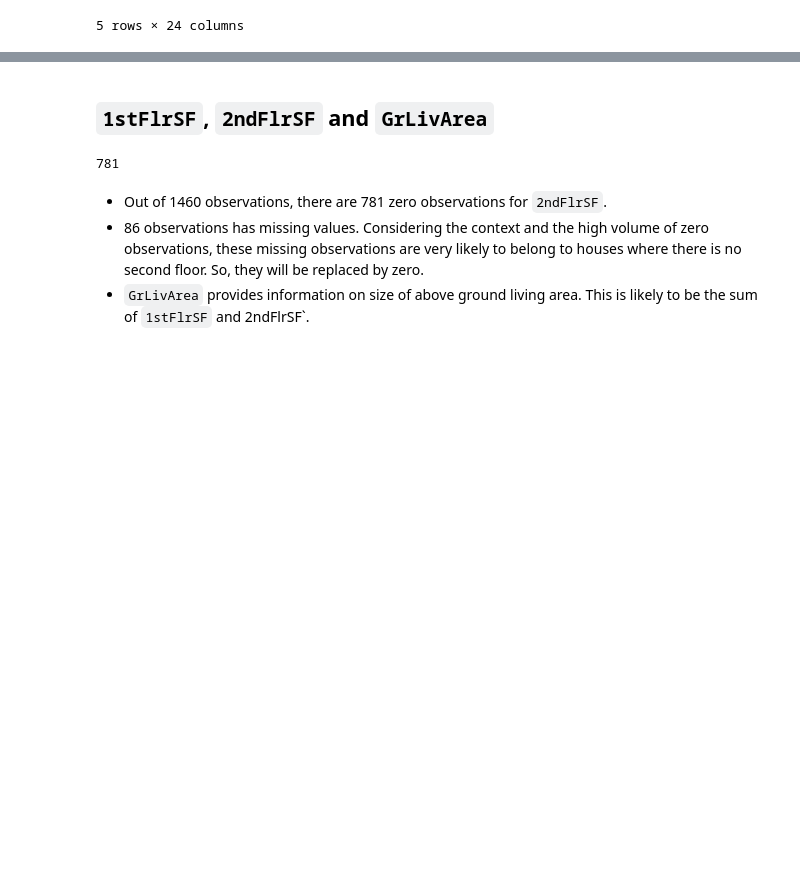
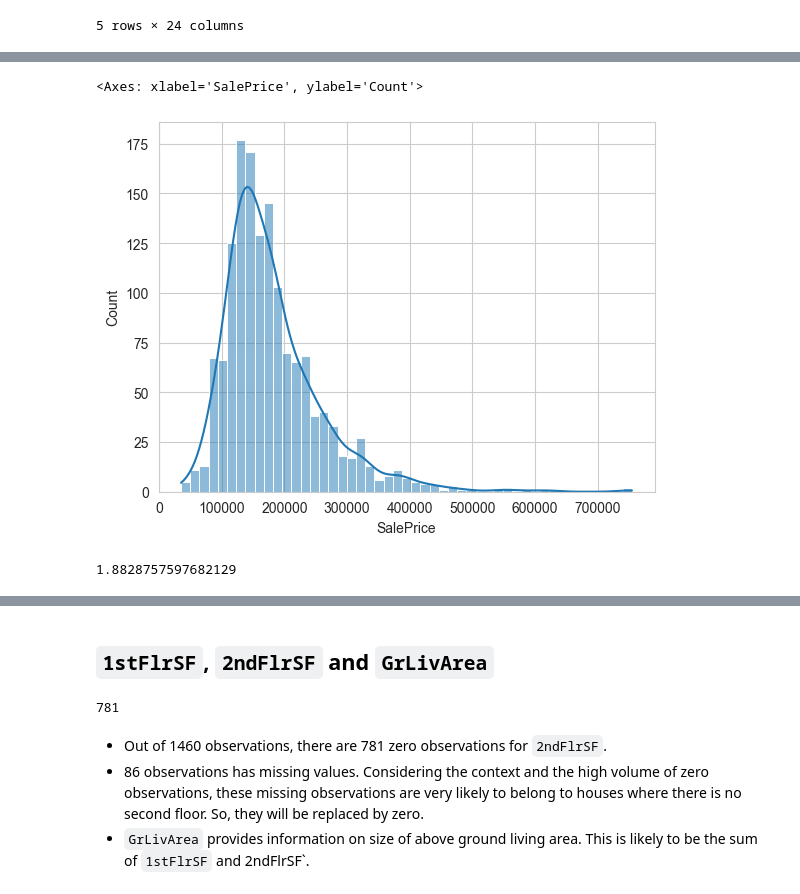
Before and after one commit to hisarciklilar/heritage-housing-issues, a Jupyter notebook: jupyter_notebooks/04_Data_Transformations.ipynb, the cells around one changed output, grey strips where cells are left out. Cells and saved outputs as stored; diff of their text form; code cells hidden in the pictures; blank space fills up the shorter version.

Commit message:
Explore SalePrice (data transformations)

```diff
--- a/jupyter_notebooks/04_Data_Transformations.ipynb
+++ b/jupyter_notebooks/04_Data_Transformations.ipynb
@@ -65,0 +113,11 @@ The data has information on 23 features. These will be examined one by one and n
+# %%
+# Histogram of sales price
+sns.histplot(df['SalePrice'], kde=True)
+# %% [output]
+<Axes: xlabel='SalePrice', ylabel='Count'>
+[figure, added]
+# %%
+# Skewness of Sales Price
+df['SalePrice'].skew()
+# %% [output]
+1.8828757597682129
```
Also changed, not shown: parts of 11 cells of this notebook.
